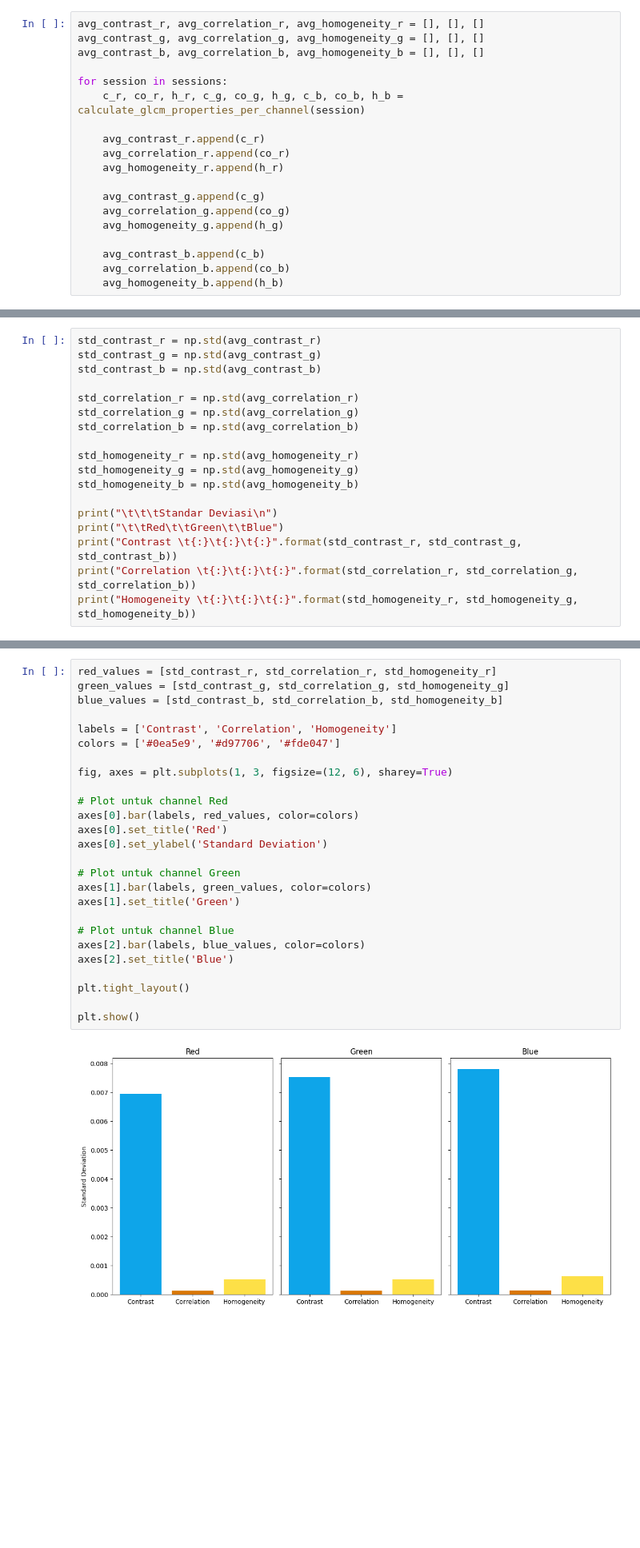
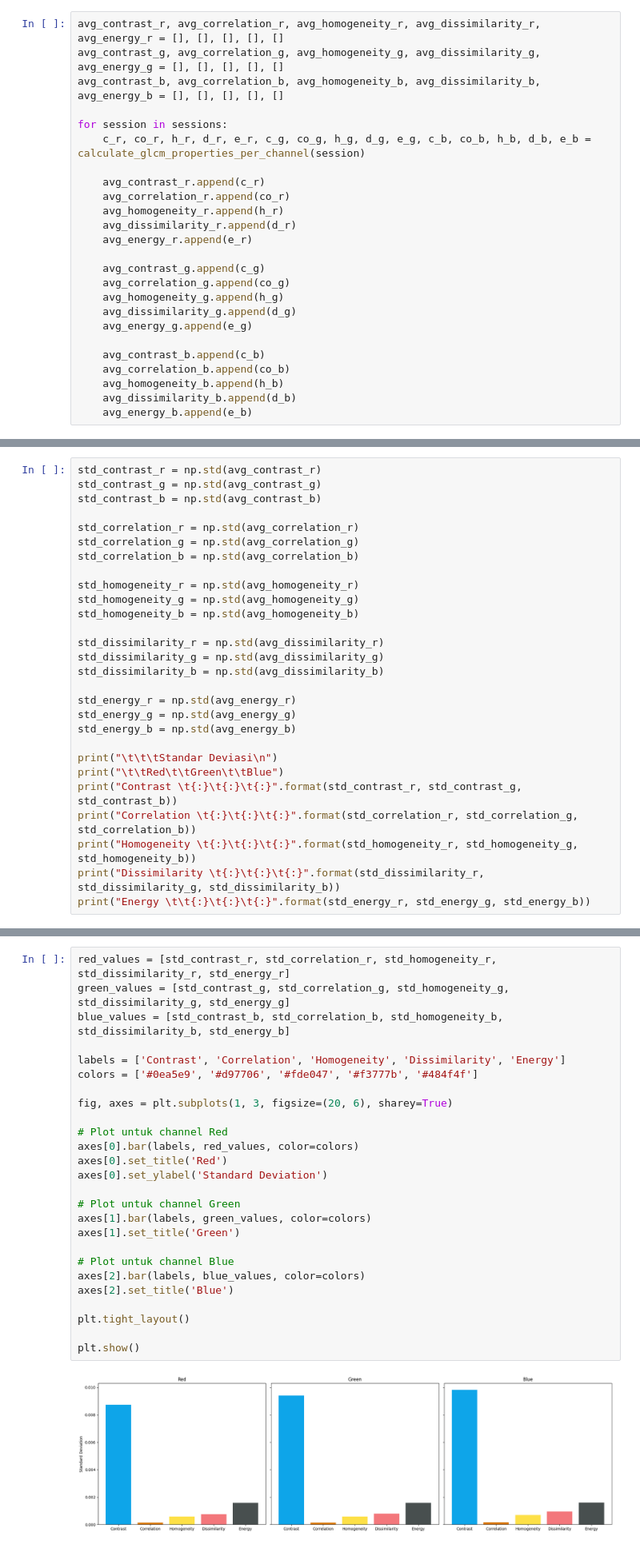
Before and after one commit to zeddlabs/coconut-milk-identification, a Jupyter notebook: glcm.ipynb, the cells around one changed output, grey strips where cells are left out. Shown: that part at 80% size. Drawn from its saved outputs; the diff is of its cells as text; blank space fills up the shorter version.

```diff
--- a/glcm.ipynb
+++ b/glcm.ipynb
@@ -63,24 +76,30 @@ sessions = [
     [os.path.join(base_dir, 'take_5', f'take_5-{i}.png') for i in range(1, 11)],  # Sesi 5
 ]
 # %%
-avg_contrast_r, avg_correlation_r, avg_homogeneity_r = [], [], []
-avg_contrast_g, avg_correlation_g, avg_homogeneity_g = [], [], []
-avg_contrast_b, avg_correlation_b, avg_homogeneity_b = [], [], []
+avg_contrast_r, avg_correlation_r, avg_homogeneity_r, avg_dissimilarity_r, avg_energy_r = [], [], [], [], []
+avg_contrast_g, avg_correlation_g, avg_homogeneity_g, avg_dissimilarity_g, avg_energy_g = [], [], [], [], []
+avg_contrast_b, avg_correlation_b, avg_homogeneity_b, avg_dissimilarity_b, avg_energy_b = [], [], [], [], []
 
 for session in sessions:
-    c_r, co_r, h_r, c_g, co_g, h_g, c_b, co_b, h_b = calculate_glcm_properties_per_channel(session)
+    c_r, co_r, h_r, d_r, e_r, c_g, co_g, h_g, d_g, e_g, c_b, co_b, h_b, d_b, e_b = calculate_glcm_properties_per_channel(session)
 
     avg_contrast_r.append(c_r)
     avg_correlation_r.append(co_r)
     avg_homogeneity_r.append(h_r)
+    avg_dissimilarity_r.append(d_r)
+    avg_energy_r.append(e_r)
 
     avg_contrast_g.append(c_g)
     avg_correlation_g.append(co_g)
     avg_homogeneity_g.append(h_g)
+    avg_dissimilarity_g.append(d_g)
+    avg_energy_g.append(e_g)
 
     avg_contrast_b.append(c_b)
     avg_correlation_b.append(co_b)
     avg_homogeneity_b.append(h_b)
+    avg_dissimilarity_b.append(d_b)
+    avg_energy_b.append(e_b)
 # %%
 x_labels = ['Red', 'Green', 'Blue']
 sessions_labels = ['Fresh', '> 2 Jam', '> 4 Jam', '> 6 Jam', '> 8 Jam']
@@ -151,11 +208,21 @@ std_homogeneity_r = np.std(avg_homogeneity_r)
 std_homogeneity_g = np.std(avg_homogeneity_g)
 std_homogeneity_b = np.std(avg_homogeneity_b)
 
+std_dissimilarity_r = np.std(avg_dissimilarity_r)
+std_dissimilarity_g = np.std(avg_dissimilarity_g)
+std_dissimilarity_b = np.std(avg_dissimilarity_b)
+
+std_energy_r = np.std(avg_energy_r)
+std_energy_g = np.std(avg_energy_g)
+std_energy_b = np.std(avg_energy_b)
+
 print("\t\t\tStandar Deviasi\n")
 print("\t\tRed\t\tGreen\t\tBlue")
 print("Contrast \t{:}\t{:}\t{:}".format(std_contrast_r, std_contrast_g, std_contrast_b))
 print("Correlation \t{:}\t{:}\t{:}".format(std_correlation_r, std_correlation_g, std_correlation_b))
 print("Homogeneity \t{:}\t{:}\t{:}".format(std_homogeneity_r, std_homogeneity_g, std_homogeneity_b))
+print("Dissimilarity \t{:}\t{:}\t{:}".format(std_dissimilarity_r, std_dissimilarity_g, std_dissimilarity_b))
+print("Energy \t\t{:}\t{:}\t{:}".format(std_energy_r, std_energy_g, std_energy_b))
 # %% [output]
                         Standar Deviasi
 
@@ -166,28 +235,28 @@ Homogeneity     0.0005158534725123458   0.0005208969288206167   0.00062587456730
 # %%
-red_values = [std_contrast_r, std_correlation_r, std_homogeneity_r]
-green_values = [std_contrast_g, std_correlation_g, std_homogeneity_g]
-blue_values = [std_contrast_b, std_correlation_b, std_homogeneity_b]
+red_values = [std_contrast_r, std_correlation_r, std_homogeneity_r, std_dissimilarity_r, std_energy_r]
+green_values = [std_contrast_g, std_correlation_g, std_homogeneity_g, std_dissimilarity_g, std_energy_g]
+blue_values = [std_contrast_b, std_correlation_b, std_homogeneity_b, std_dissimilarity_b, std_energy_b]
 
-labels = ['Contrast', 'Correlation', 'Homogeneity']
-colors = ['#0ea5e9', '#d97706', '#fde047']
+labels = ['Contrast', 'Correlation', 'Homogeneity', 'Dissimilarity', 'Energy']
+colors = ['#0ea5e9', '#d97706', '#fde047', '#f3777b', '#484f4f']
 
-fig, axes = plt.subplots(1, 3, figsize=(12, 6), sharey=True)
+fig, axes = plt.subplots(1, 3, figsize=(20, 6), sharey=True)
 
 # Plot untuk channel Red
 axes[0].bar(labels, red_values, color=colors)
 axes[0].set_title('Red')
 axes[0].set_ylabel('Standard Deviation')
 
 # Plot untuk channel Green
 axes[1].bar(labels, green_values, color=colors)
 axes[1].set_title('Green')
 
 # Plot untuk channel Blue
 axes[2].bar(labels, blue_values, color=colors)
 axes[2].set_title('Blue')
 
 plt.tight_layout()
 
 plt.show()
 # %% [output]
-[figure, old version]
+[figure, new version]
```
Also changed, not shown: parts of 8 cells of this notebook, 1 other file.
